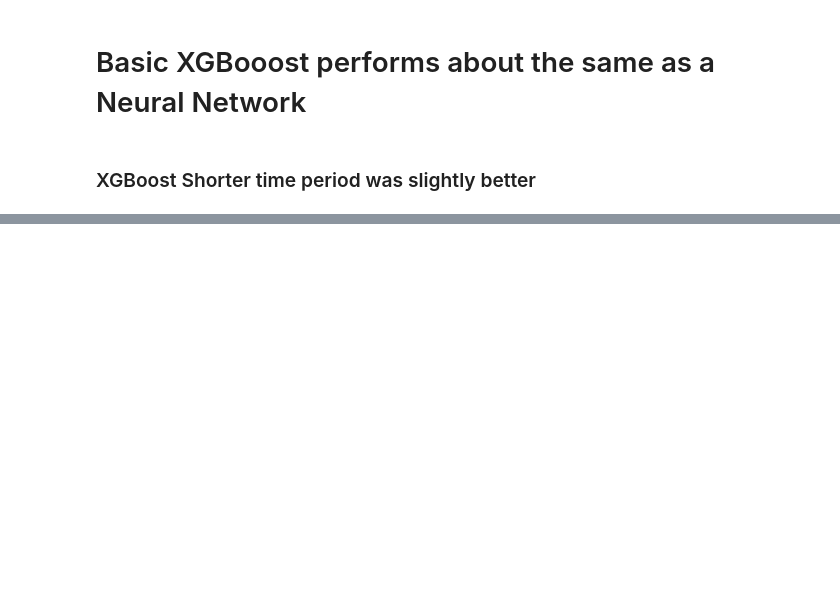
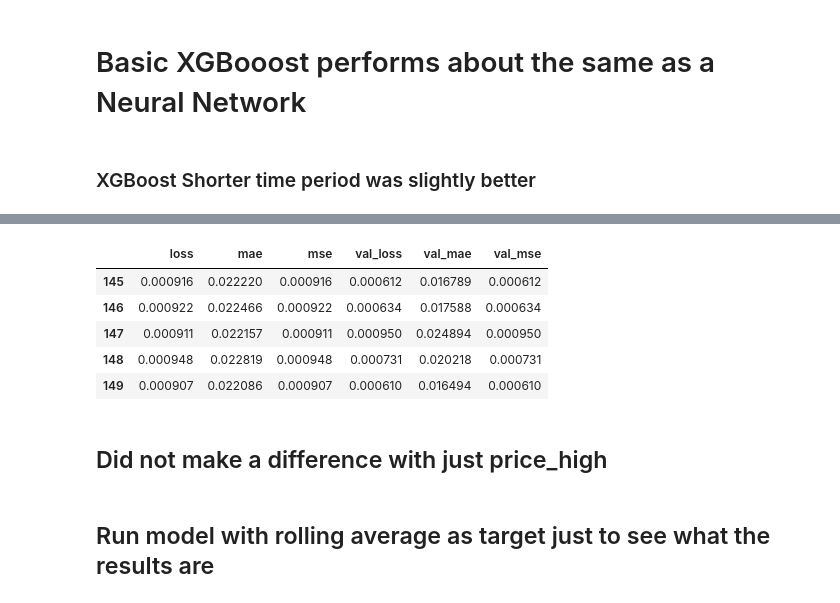
Before and after one commit to JamesMcMillen/pennchall, a Jupyter notebook: bitcoin_predictor_final.ipynb, the cells around one changed output, grey strips where cells are left out. Saved outputs shown, nothing was run; the diff lists cells and outputs as text; code cells hidden in the pictures; blank space fills up the shorter version.

```diff
--- a/bitcoin_predictor_final.ipynb
+++ b/bitcoin_predictor_final.ipynb
@@ -1389,0 +1205,4 @@ RMSE: 2.06
+# %%
+#Drops
+data_t3 = data_t1.drop(['trades_count','volume_traded','price_low','price_close', 'row_num', 'price_open', 'price_rollmean'], 1)
+data_t3.head() #always check data
@@ -1389,0 +1232,36 @@ RMSE: 2.06
+# %%
+def lookback(dataset, timesteps):
+    # this uses the shift method of pandas dataframes to shift all of the columns down one row
+    # and then append to the original dataset
+    normalized_df_2 = dataset
+    for i in range(1, timesteps):
+        step_back = dataset.shift(i).reset_index()
+        step_back.columns = ['index'] + [f'{column}_-{i}' for column in dataset.columns if column != 'index']
+        normalized_df_2 = normalized_df_2.reset_index().merge(step_back, on='index', ).drop('index', axis=1)
+
+    #drop values related to same time period of target
+    #normalized_df = normalized_df_2.drop(['price_open'], 1)
+
+    return normalized_df_2.dropna()
+# %%
+features = lookback(normalized_df_2, 15)
+target = features['price_high'].values
+features = features.drop('price_high', axis=1).values
+modelname = '/Users/jamesmcmillen/downloads/modelsave/15_TimePeriods_price_high_only'
+
+#run model vary the nodes for each layer, learning rate, and number of epochs
+history = run_model(360, 180, 90, 0.005, 150, features, target, modelname)
+
+model = keras.models.load_model('/Users/jamesmcmillen/downloads/modelsave/15_TimePeriods_price_high_only')
+
+print(model.summary())
+
+#view last values of metric calcs from model - shows errors
+hist = pd.DataFrame(history.history)
+hist['ephoc'] = history.epoch
+hist.tail()
+
+## prediction
+predictions = model.predict(features)
+rmse = np.sqrt(np.mean(np.square((target.reshape(-1, 1) - predictions))))
+print('Root Mean Sq. Error = ', rmse)
@@ -1389,0 +1294,14 @@ RMSE: 2.06
+# %%
+df_hist = pd.DataFrame(history.history)
+df_hist.tail()
+# %% [output]
+|  | loss | mae | mse | val_loss | val_mae | val_mse |
+| 145 | 0.000916 | 0.022220 | 0.000916 | 0.000612 | 0.016789 | 0.000612 |
+| 146 | 0.000922 | 0.022466 | 0.000922 | 0.000634 | 0.017588 | 0.000634 |
+| 147 | 0.000911 | 0.022157 | 0.000911 | 0.000950 | 0.024894 | 0.000950 |
+| 148 | 0.000948 | 0.022819 | 0.000948 | 0.000731 | 0.020218 | 0.000731 |
+| 149 | 0.000907 | 0.022086 | 0.000907 | 0.000610 | 0.016494 | 0.000610 |
+# %% [markdown]
+## Did not make a difference with just price_high
+# %% [markdown]
+## Run model with rolling average as target just to see what the results are
```
Also changed, not shown: parts of 74 cells of this notebook.
